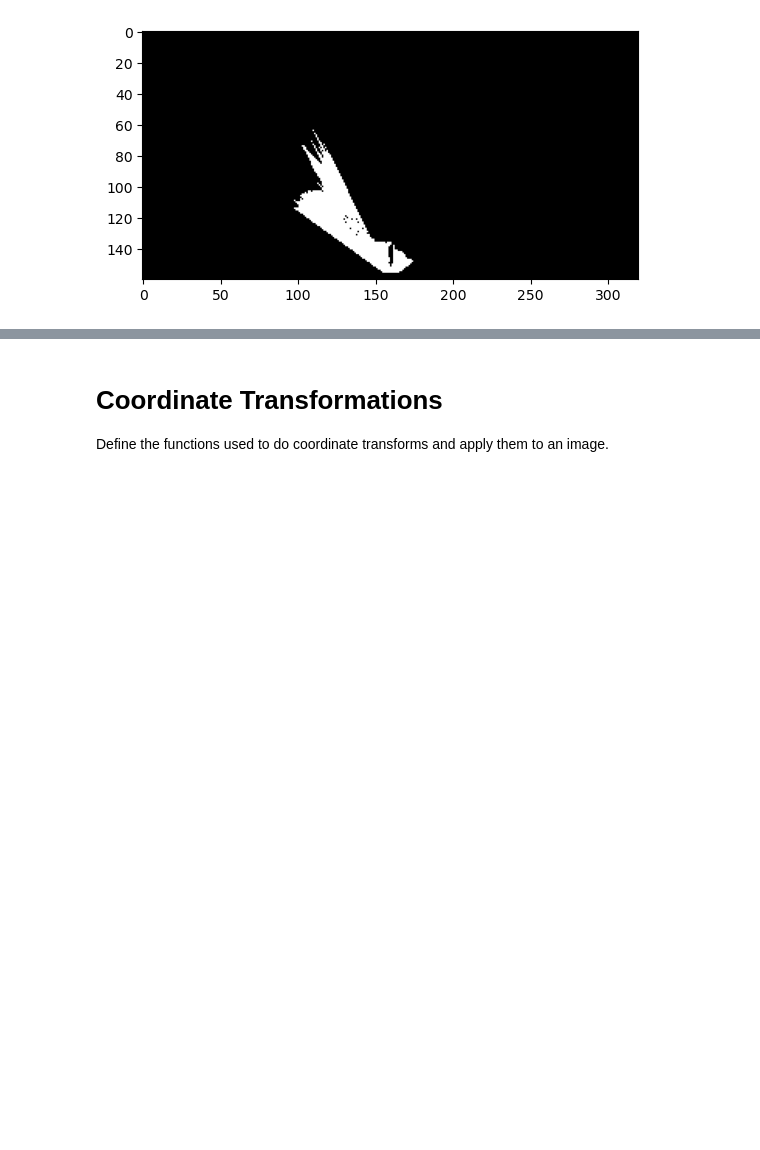
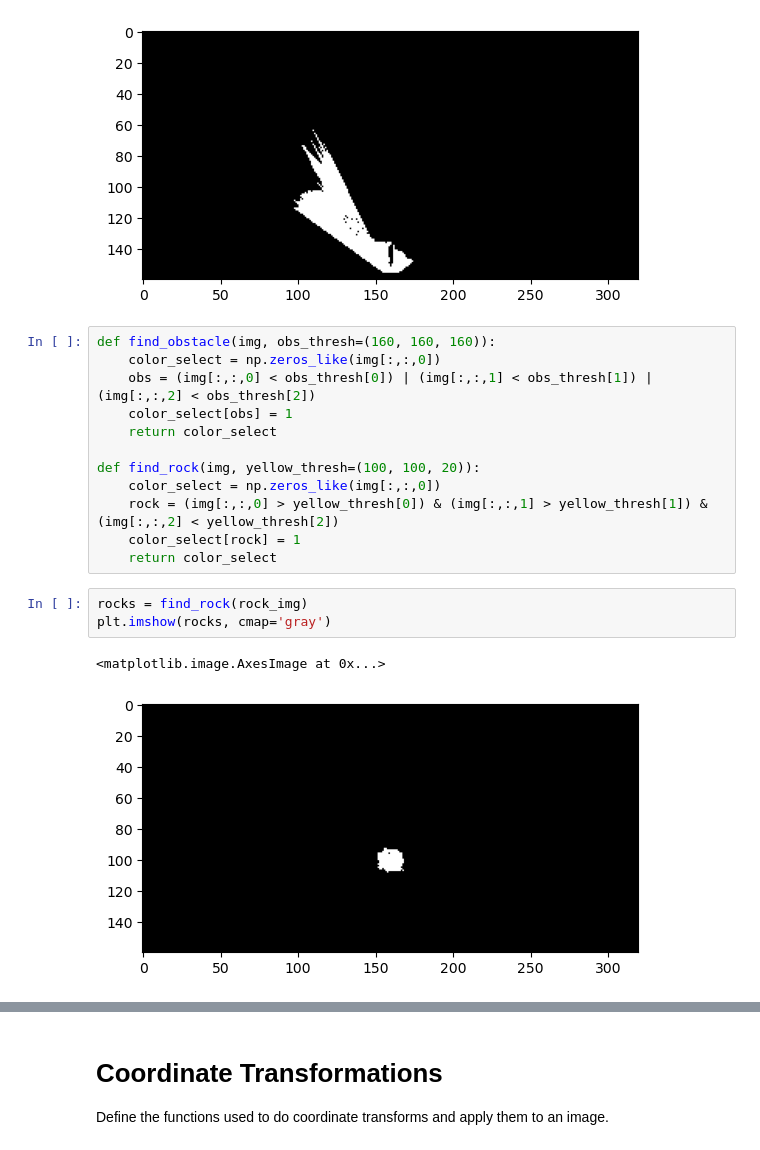
Before and after one commit to engRana404/Mars-Search-Robot, a Jupyter notebook: NoteBook.ipynb, the cells around one changed output, grey strips where cells are left out. Cells and saved outputs as stored; diff of their text form; blank space fills up the shorter version.

```diff
--- a/NoteBook.ipynb
+++ b/NoteBook.ipynb
@@ -137,3 +136,21 @@ plt.imshow(threshed_nav, cmap='gray')
 # %% [output]
 <matplotlib.image.AxesImage at 0x...>
 [figure]
+# %%
+def find_obstacle(img, obs_thresh=(160, 160, 160)):
+    color_select = np.zeros_like(img[:,:,0])
+    obs = (img[:,:,0] < obs_thresh[0]) | (img[:,:,1] < obs_thresh[1]) | (img[:,:,2] < obs_thresh[2])
+    color_select[obs] = 1
+    return color_select
+
+def find_rock(img, yellow_thresh=(100, 100, 20)):
+    color_select = np.zeros_like(img[:,:,0])
+    rock = (img[:,:,0] > yellow_thresh[0]) & (img[:,:,1] > yellow_thresh[1]) & (img[:,:,2] < yellow_thresh[2])
+    color_select[rock] = 1
+    return color_select
+# %%
+rocks = find_rock(rock_img)
+plt.imshow(rocks, cmap='gray')
+# %% [output]
+<matplotlib.image.AxesImage at 0x...>
+[figure, added]
```
Also changed, not shown: parts of 7 cells of this notebook.
